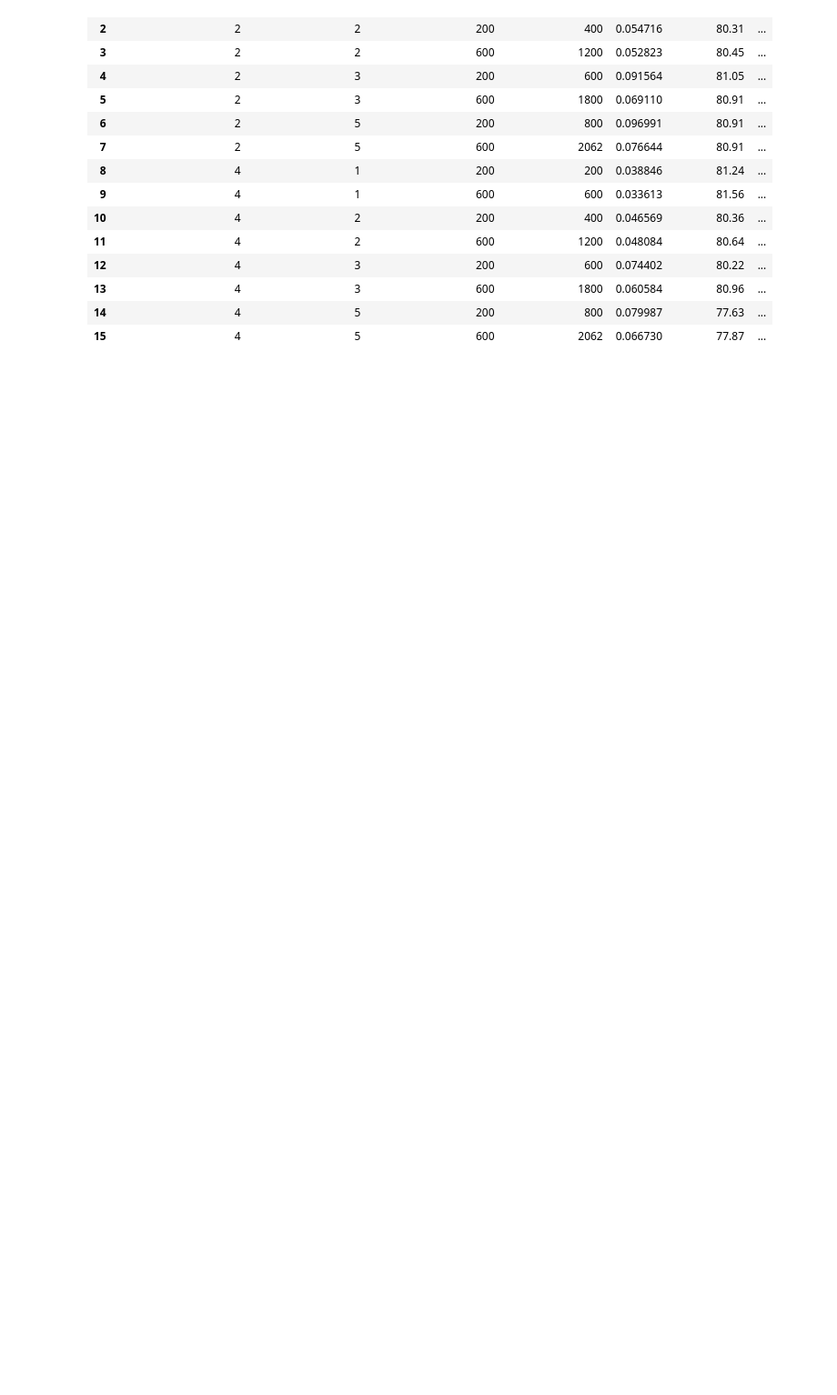
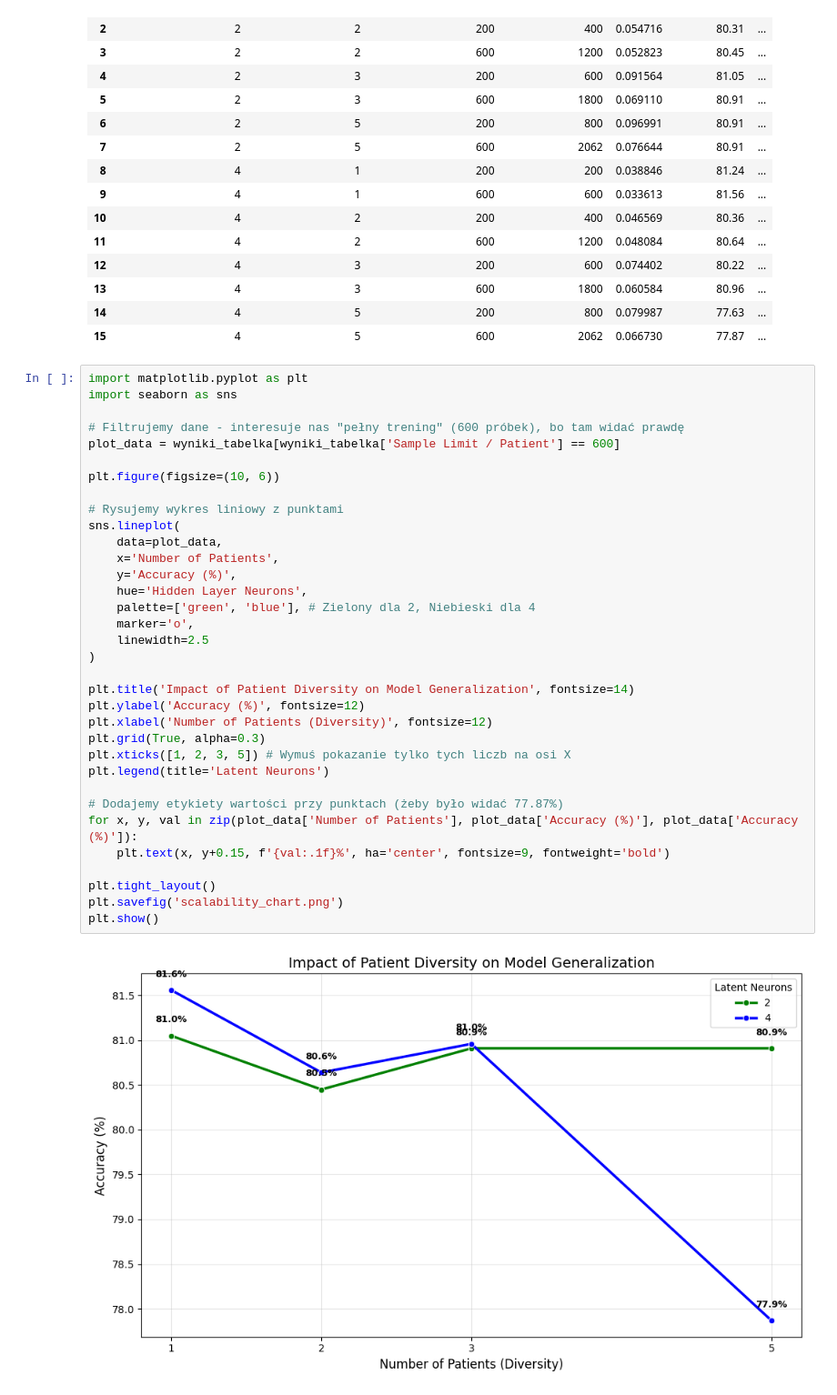
Before and after one commit to marcelbiezunski/quantum_ecg_autoencoder, a Jupyter notebook: autoencoder_baseline_grid_search.ipynb, the cells around one changed output. Shown at 91% size. Cells and saved outputs as stored; diff of their text form; blank space fills up the shorter version.

```diff
--- a/autoencoder_baseline_grid_search.ipynb
+++ b/autoencoder_baseline_grid_search.ipynb
@@ -581,3 +580,39 @@ wyniki_tabelka.head(32)
 | 13 | 4 | 3 | 600 | 1800 | 0.060584 | 80.96 | ... |
 | 14 | 4 | 5 | 200 | 800 | 0.079987 | 77.63 | ... |
 | 15 | 4 | 5 | 600 | 2062 | 0.066730 | 77.87 | ... |
+# %%
+import matplotlib.pyplot as plt
+import seaborn as sns
+
+# Filtrujemy dane - interesuje nas "pełny trening" (600 próbek), bo tam widać prawdę
+plot_data = wyniki_tabelka[wyniki_tabelka['Sample Limit / Patient'] == 600]
+
+plt.figure(figsize=(10, 6))
+
+# Rysujemy wykres liniowy z punktami
+sns.lineplot(
+    data=plot_data,
+    x='Number of Patients',
+    y='Accuracy (%)',
+    hue='Hidden Layer Neurons',
+    palette=['green', 'blue'], # Zielony dla 2, Niebieski dla 4
+    marker='o',
+    linewidth=2.5
+)
+
+plt.title('Impact of Patient Diversity on Model Generalization', fontsize=14)
+plt.ylabel('Accuracy (%)', fontsize=12)
+plt.xlabel('Number of Patients (Diversity)', fontsize=12)
+plt.grid(True, alpha=0.3)
+plt.xticks([1, 2, 3, 5]) # Wymuś pokazanie tylko tych liczb na osi X
+plt.legend(title='Latent Neurons')
+
+# Dodajemy etykiety wartości przy punktach (żeby było widać 77.87%)
+for x, y, val in zip(plot_data['Number of Patients'], plot_data['Accuracy (%)'], plot_data['Accuracy (%)']):
+    plt.text(x, y+0.15, f'{val:.1f}%', ha='center', fontsize=9, fontweight='bold')
+
+plt.tight_layout()
+plt.savefig('scalability_chart.png')
+plt.show()
+# %% [output]
+[figure, added]
```
Also changed, not shown: parts of 1 cell of this notebook, 9 other files.
